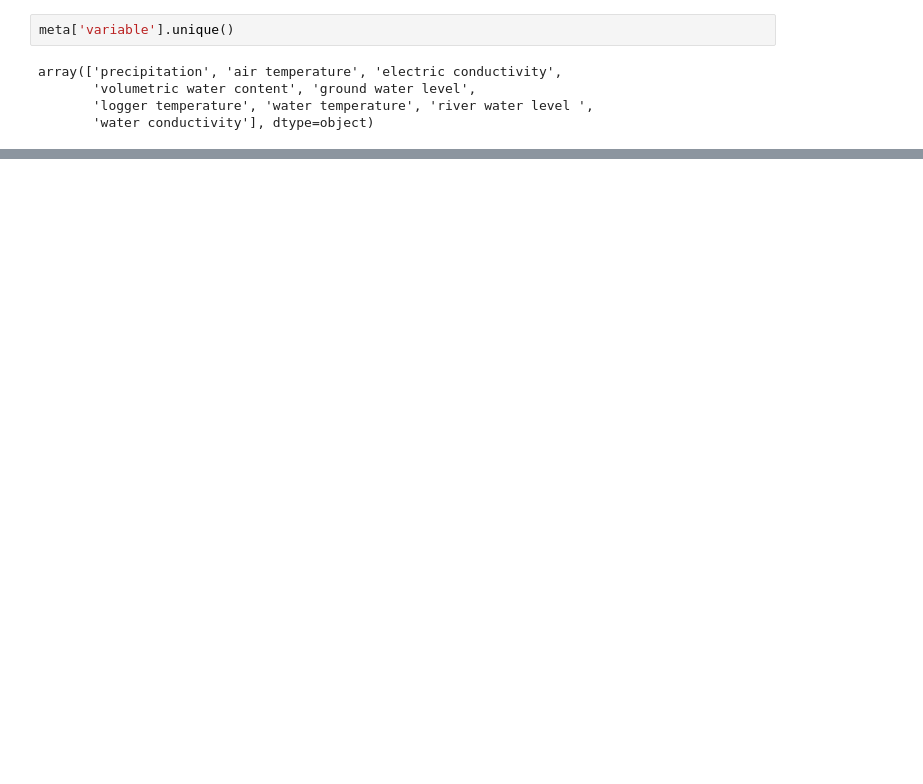
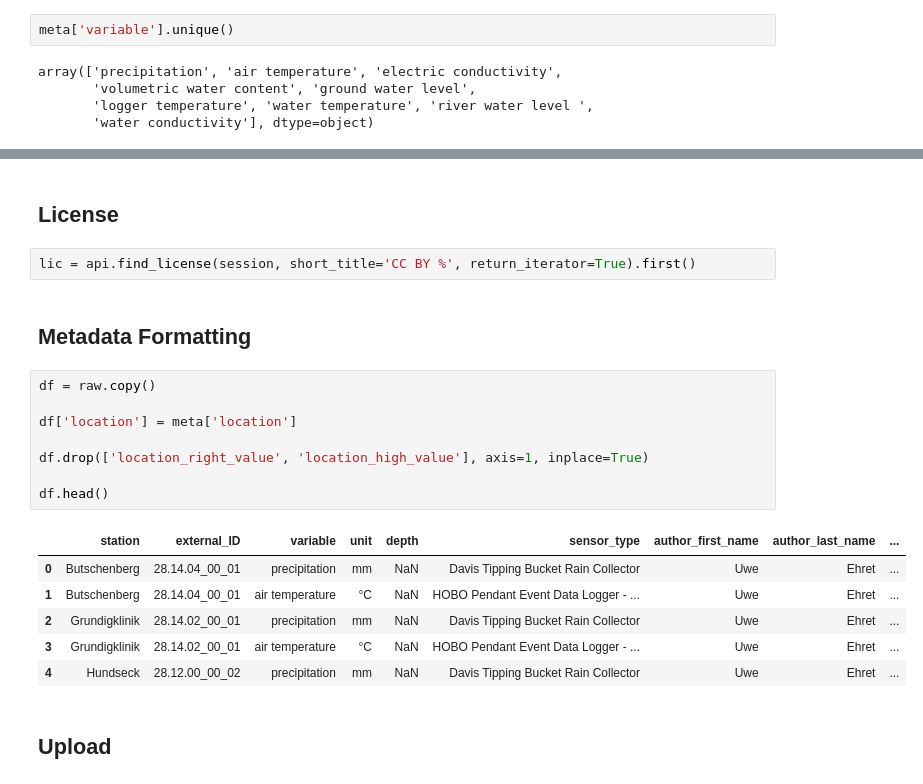
Before and after one commit to VForWaTer/scripts, a Jupyter notebook: buehlot/upload_data.ipynb, the cells around one changed output, grey strips where cells are left out. Saved outputs shown, nothing was run; the diff lists cells and outputs as text; blank space fills up the shorter version.

Commit message:
Transforming the location

```diff
--- a/buehlot/upload_data.ipynb
+++ b/buehlot/upload_data.ipynb
@@ -84,0 +96,23 @@ NameError: name 't' is not defined
+# %% [markdown]
+## License
+# %%
+lic = api.find_license(session, short_title='CC BY %', return_iterator=True).first()
+# %% [markdown]
+## Metadata Formatting
+# %%
+df = raw.copy()
+
+df['location'] = meta['location']
+
+df.drop(['location_right_value', 'location_high_value'], axis=1, inplace=True)
+
+df.head()
+# %% [output]
+|  | station | external_ID | variable | unit | depth | sensor_type | author_first_name | author_last_name | ... |
+| 0 | Butschenberg | 28.14.04_00_01 | precipitation | mm | NaN | Davis Tipping Bucket Rain Collector | Uwe | Ehret | ... |
+| 1 | Butschenberg | 28.14.04_00_01 | air temperature | °C | NaN | HOBO Pendant Event Data Logger - ... | Uwe | Ehret | ... |
+| 2 | Grundigklinik | 28.14.02_00_01 | precipitation | mm | NaN | Davis Tipping Bucket Rain Collector | Uwe | Ehret | ... |
+| 3 | Grundigklinik | 28.14.02_00_01 | air temperature | °C | NaN | HOBO Pendant Event Data Logger - ... | Uwe | Ehret | ... |
+| 4 | Hundseck | 28.12.00_00_02 | precipitation | mm | NaN | Davis Tipping Bucket Rain Collector | Uwe | Ehret | ... |
+# %% [markdown]
+## Upload
```
Also changed, not shown: parts of 10 cells of this notebook.
